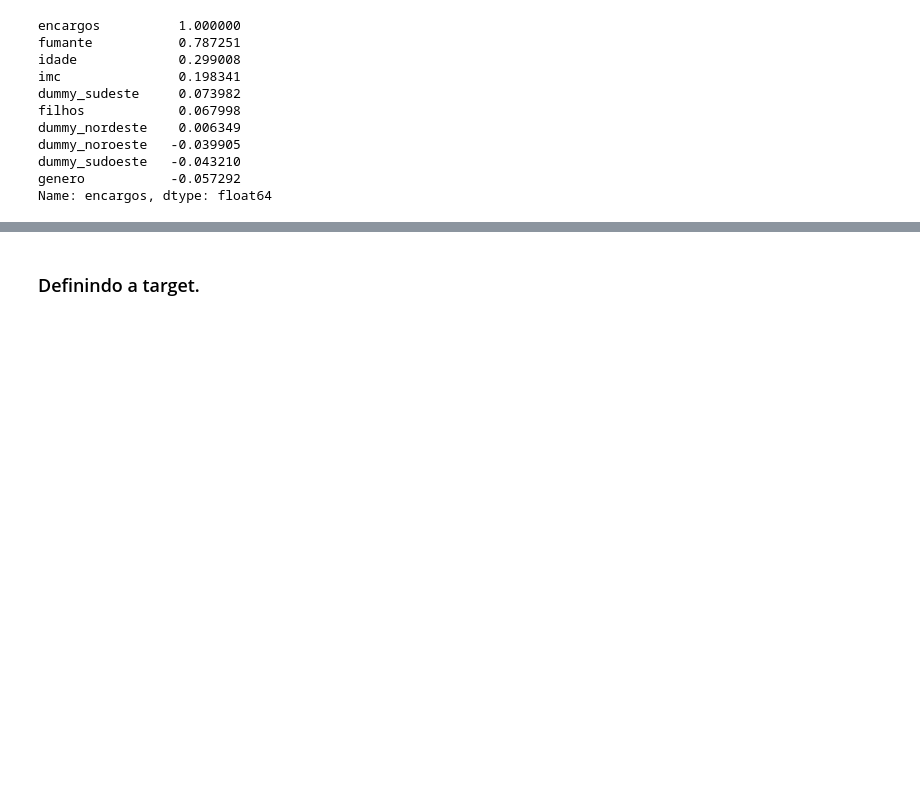
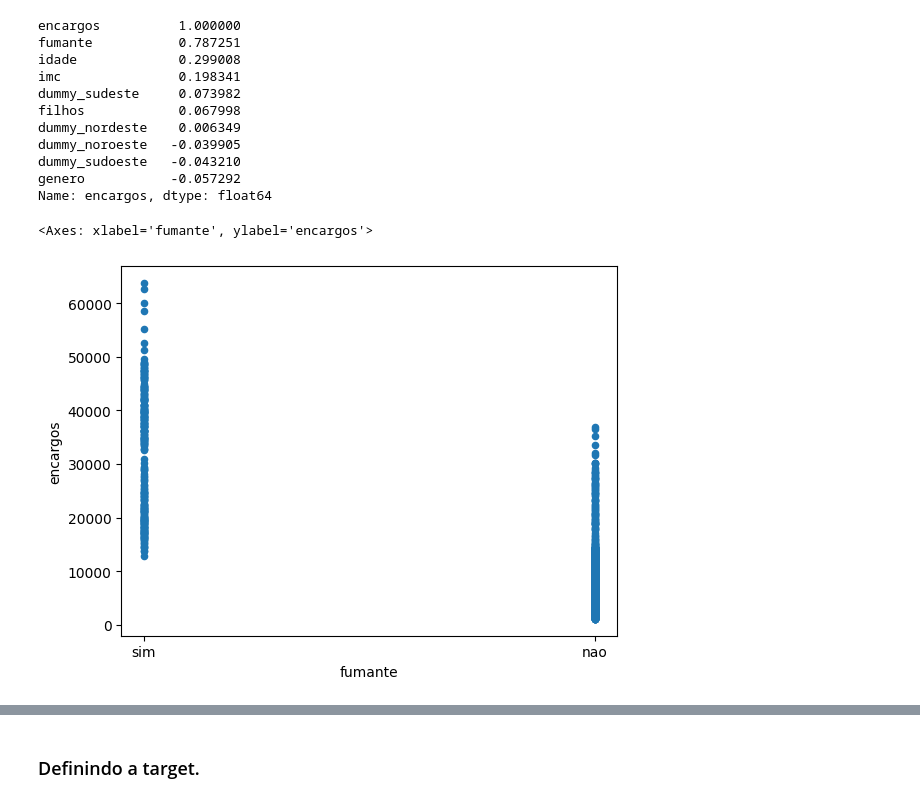
Before and after one commit to jordanmsouza/TechChallenge_Fase1_Grupo4, a Jupyter notebook: Tech_Challange_Fase1_Grupo4.ipynb, the cells around one changed output, grey strips where cells are left out. Saved outputs shown, nothing was run; the diff lists cells and outputs as text; code cells hidden in the pictures; blank space fills up the shorter version.

```diff
--- a/Tech_Challange_Fase1_Grupo4.ipynb
+++ b/Tech_Challange_Fase1_Grupo4.ipynb
@@ -199,3 +218,8 @@ dummy_noroeste   -0.039905
 dummy_sudoeste   -0.043210
 genero           -0.057292
 Name: encargos, dtype: float64
+# %%
+dados_antigos.plot.scatter(x = 'fumante', y = 'encargos')
+# %% [output]
+<Axes: xlabel='fumante', ylabel='encargos'>
+[figure, added]
```
Also changed, not shown: parts of 26 cells of this notebook.
